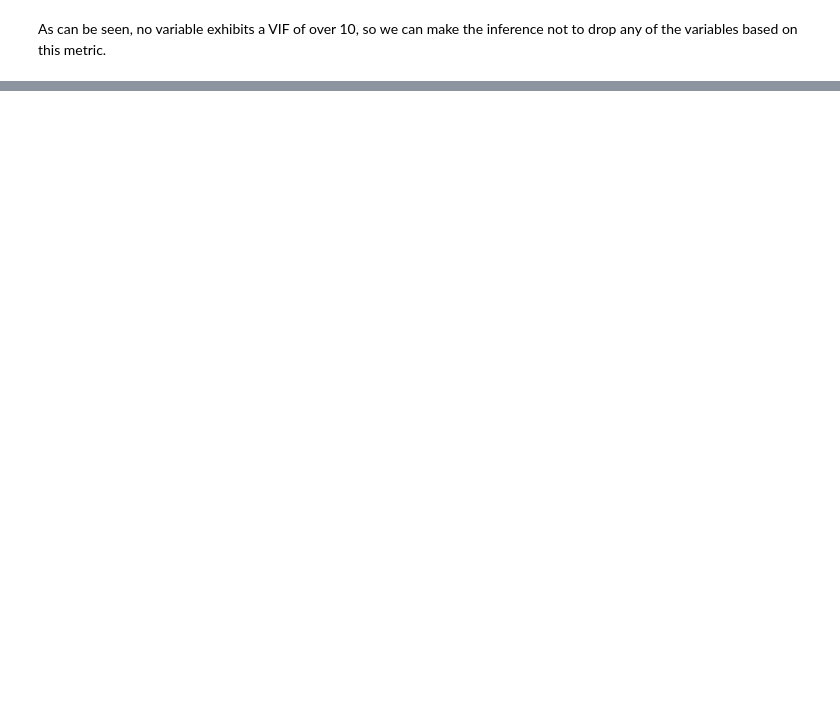
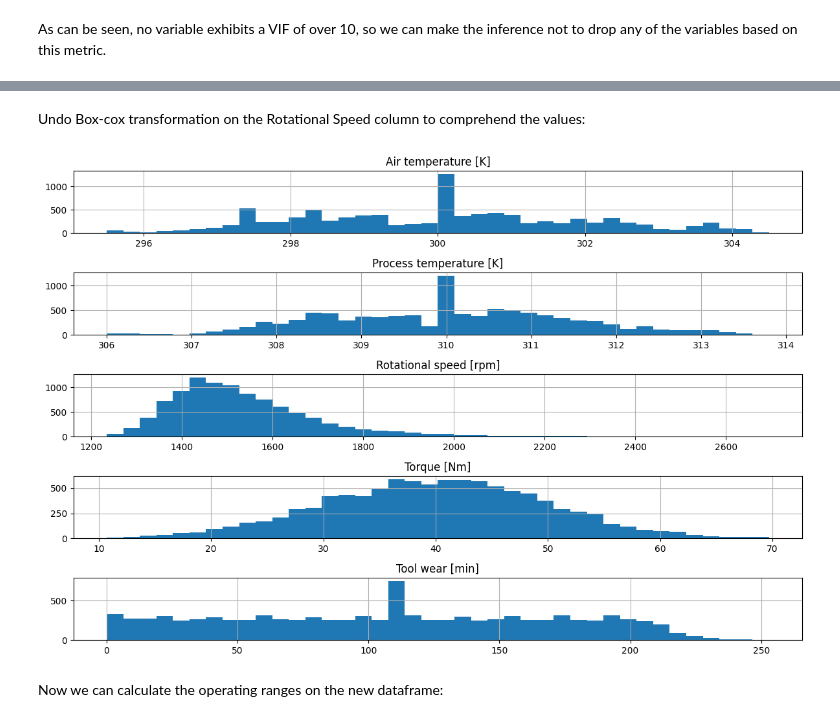
Before and after one commit to JoeWilson24/exploratory-data-analysis---the-manufacturing-process266, a Jupyter notebook: EDA.ipynb, the cells around one changed output, grey strips where cells are left out. Drawn from its saved outputs; the diff is of its cells as text; code cells hidden in the pictures; blank space fills up the shorter version.

```diff
--- a/EDA.ipynb
+++ b/EDA.ipynb
@@ -320,0 +330,10 @@ As can be seen, no variable exhibits a VIF of over 10, so we can make the infere
+# %% [markdown]
+Undo Box-cox transformation on the Rotational Speed column to comprehend the values:
+# %%
+df_boxcox_undo = dftransformer.undo_boxcox(df_cleaned_new)
+
+plotter.hist_plotter(df_boxcox_undo)
+# %% [output]
+[figure, added]
+# %% [markdown]
+Now we can calculate the operating ranges on the new dataframe:
```
Also changed, not shown: parts of 34 cells of this notebook, 5 other files.
